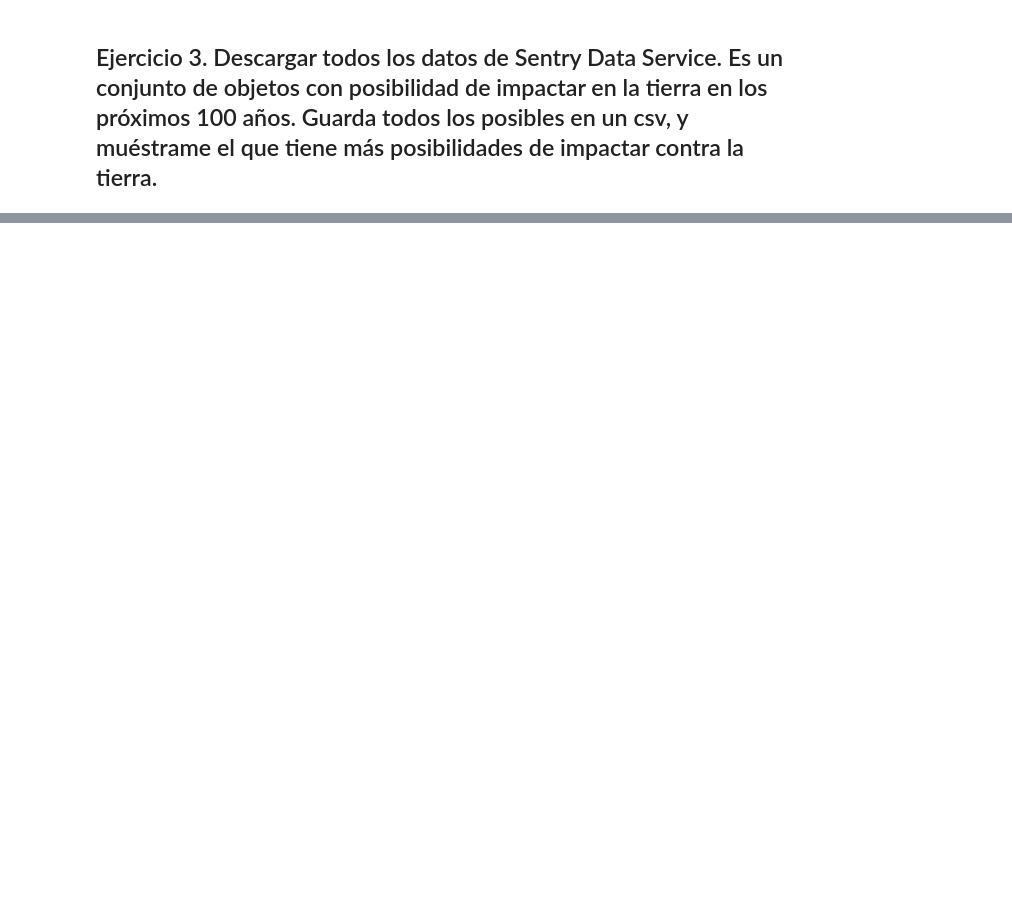
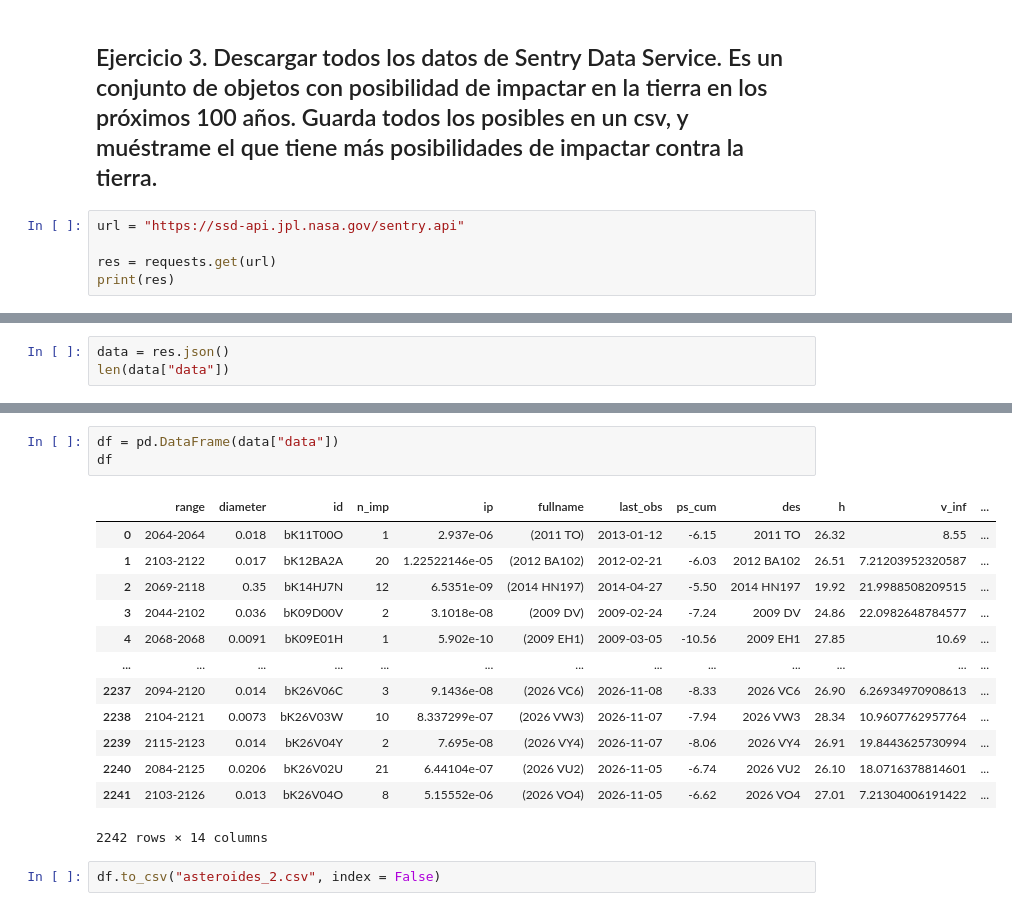
Before and after one commit to diego-dng/1026_DS_VITORIA-GASTEIZ, a Jupyter notebook: 2-Data_analysis/3-Sources/Web/Práctica/nasa.ipynb, the cells around one changed output, grey strips where cells are left out. Saved outputs shown, nothing was run; the diff lists cells and outputs as text; blank space fills up the shorter version.

```diff
--- a/2-Data_analysis/3-Sources/Web/Práctica/nasa.ipynb
+++ b/2-Data_analysis/3-Sources/Web/Práctica/nasa.ipynb
@@ -21,2 +176,7 @@ params = {
 # %% [markdown]
 ## Ejercicio 3. Descargar todos los datos de Sentry Data Service. Es un conjunto de objetos con posibilidad de impactar en la tierra en los próximos 100 años. Guarda todos los posibles en un csv, y muéstrame el que tiene más posibilidades de impactar contra la tierra.
+# %%
+url = "https://ssd-api.jpl.nasa.gov/sentry.api"
+
+res = requests.get(url)
+print(res)
@@ -22,0 +185,3 @@ params = {
+# %%
+data = res.json()
+len(data["data"])
@@ -22,0 +207,19 @@ params = {
+# %%
+df = pd.DataFrame(data["data"])
+df
+# %% [output]
+|  | range | diameter | id | n_imp | ip | fullname | last_obs | ps_cum | des | h | v_inf | ... |
+| 0 | 2064-2064 | 0.018 | bK11T00O | 1 | 2.937e-06 | (2011 TO) | 2013-01-12 | -6.15 | 2011 TO | 26.32 | 8.55 | ... |
+| 1 | 2103-2122 | 0.017 | bK12BA2A | 20 | 1.22522146e-05 | (2012 BA102) | 2012-02-21 | -6.03 | 2012 BA102 | 26.51 | 7.21203952320587 | ... |
+| 2 | 2069-2118 | 0.35 | bK14HJ7N | 12 | 6.5351e-09 | (2014 HN197) | 2014-04-27 | -5.50 | 2014 HN197 | 19.92 | 21.9988508209515 | ... |
+| 3 | 2044-2102 | 0.036 | bK09D00V | 2 | 3.1018e-08 | (2009 DV) | 2009-02-24 | -7.24 | 2009 DV | 24.86 | 22.0982648784577 | ... |
+| 4 | 2068-2068 | 0.0091 | bK09E01H | 1 | 5.902e-10 | (2009 EH1) | 2009-03-05 | -10.56 | 2009 EH1 | 27.85 | 10.69 | ... |
+| ... | ... | ... | ... | ... | ... | ... | ... | ... | ... | ... | ... | ... |
+| 2237 | 2094-2120 | 0.014 | bK26V06C | 3 | 9.1436e-08 | (2026 VC6) | 2026-11-08 | -8.33 | 2026 VC6 | 26.90 | 6.26934970908613 | ... |
+| 2238 | 2104-2121 | 0.0073 | bK26V03W | 10 | 8.337299e-07 | (2026 VW3) | 2026-11-07 | -7.94 | 2026 VW3 | 28.34 | 10.9607762957764 | ... |
+| 2239 | 2115-2123 | 0.014 | bK26V04Y | 2 | 7.695e-08 | (2026 VY4) | 2026-11-07 | -8.06 | 2026 VY4 | 26.91 | 19.8443625730994 | ... |
+| 2240 | 2084-2125 | 0.0206 | bK26V02U | 21 | 6.44104e-07 | (2026 VU2) | 2026-11-05 | -6.74 | 2026 VU2 | 26.10 | 18.0716378814601 | ... |
+| 2241 | 2103-2126 | 0.013 | bK26V04O | 8 | 5.15552e-06 | (2026 VO4) | 2026-11-05 | -6.62 | 2026 VO4 | 27.01 | 7.21304006191422 | ... |
+2242 rows × 14 columns
+# %%
+df.to_csv("asteroides_2.csv", index = False)
```
Also changed, not shown: parts of 25 cells of this notebook, 3 other files.
